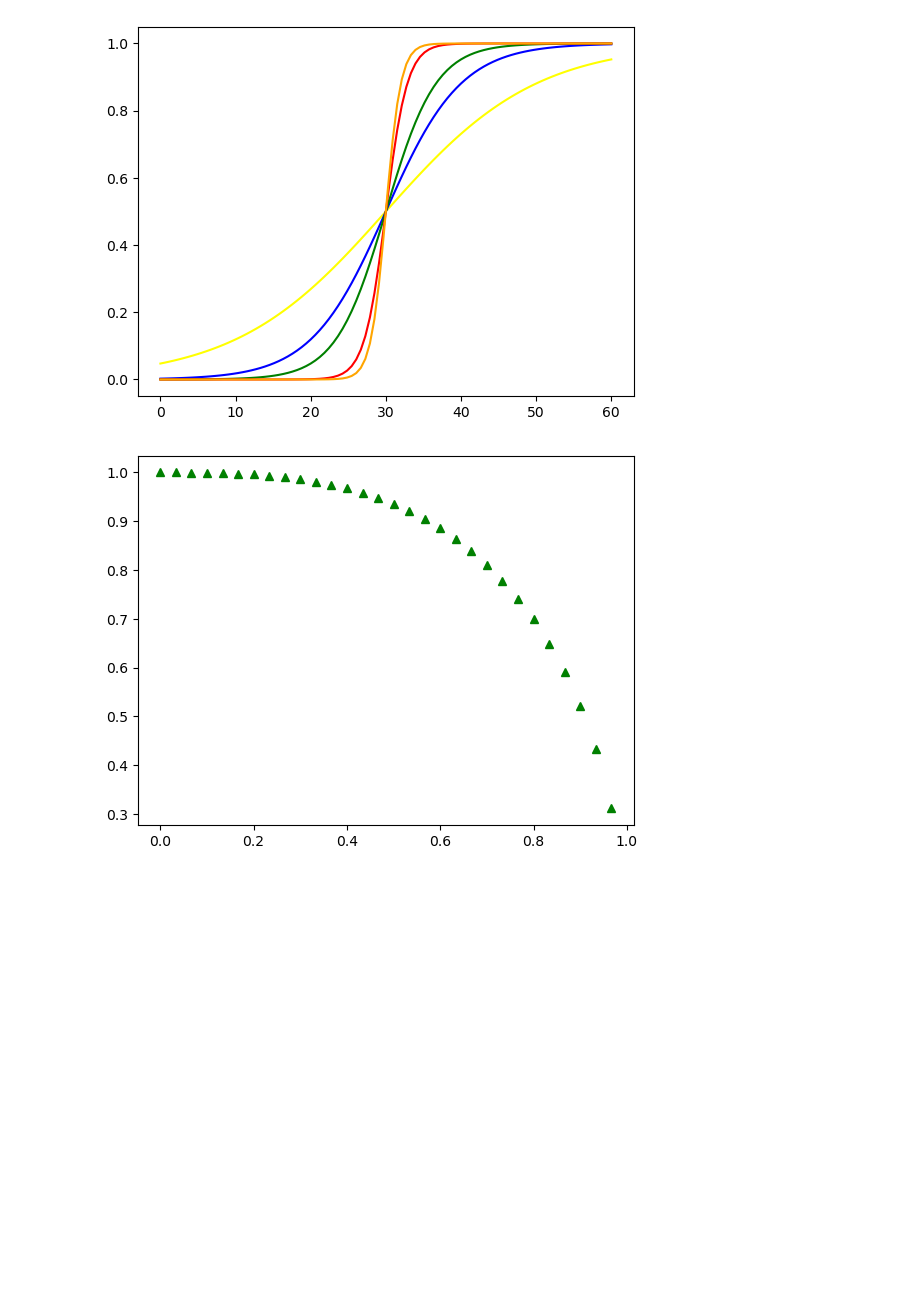
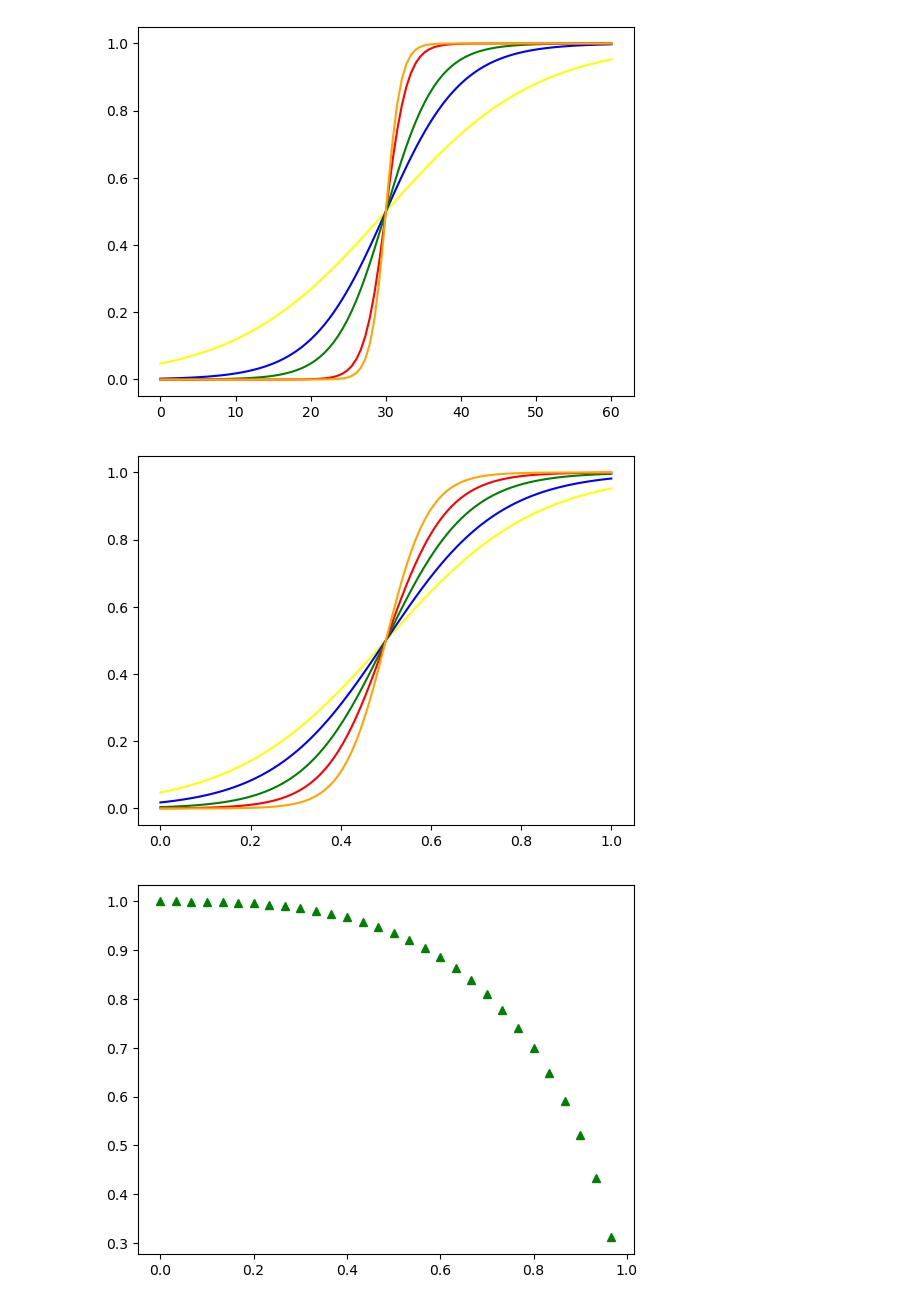
Before and after one commit to nfletton/Notebooks, a Jupyter notebook: s_curve.ipynb, the cells around one changed output. Drawn from its saved outputs; the diff is of its cells as text; code cells hidden in the pictures; blank space fills up the shorter version.

Commit message:
Curves notebook updates

```diff
--- a/s_curve.ipynb
+++ b/s_curve.ipynb
@@ -53,29 +53,31 @@ plt.show()
 # %%
 import numpy as np
 from matplotlib import pyplot as plt
 
 def f(x, L, k, x0):
     return L / (1 + math.exp(-k * (x - x0)))
 
-max_x = 60
+max_x = 1.0
 
 x = np.linspace(0, max_x, 100)
 
 v_f = np.vectorize(f)
 
-y0 = v_f(x - max_x / 2, 1, 0.1, 0)
-y1 = v_f(x - max_x / 2, 1, 0.2, 0)
-y2 = v_f(x - max_x / 2, 1, 0.3, 0)
-y3 = v_f(x - max_x / 2, 1, 0.7, 0)
-y4 = v_f(x - max_x / 2, 1, 1.0, 0)
+y0 = v_f(x, 1, 6.0, 0.5)
+y1 = v_f(x, 1, 8.0, 0.5)
+y2 = v_f(x, 1, 11.0, 0.5)
+y3 = v_f(x, 1, 15.0, 0.5)
+y4 = v_f(x, 1, 21.0, 0.5)
 
 plt.plot(x, y0, color='yellow')
 plt.plot(x, y1, color='blue')
 plt.plot(x, y2, color='green')
 plt.plot(x, y3, color='red')
 plt.plot(x, y4, color='orange')
 
 plt.show()
+# %% [output]
+[figure, added]
 # %%
 import math
 from matplotlib import pyplot as plt
```
Also changed, not shown: parts of 1 cell of this notebook, 1 other file.
